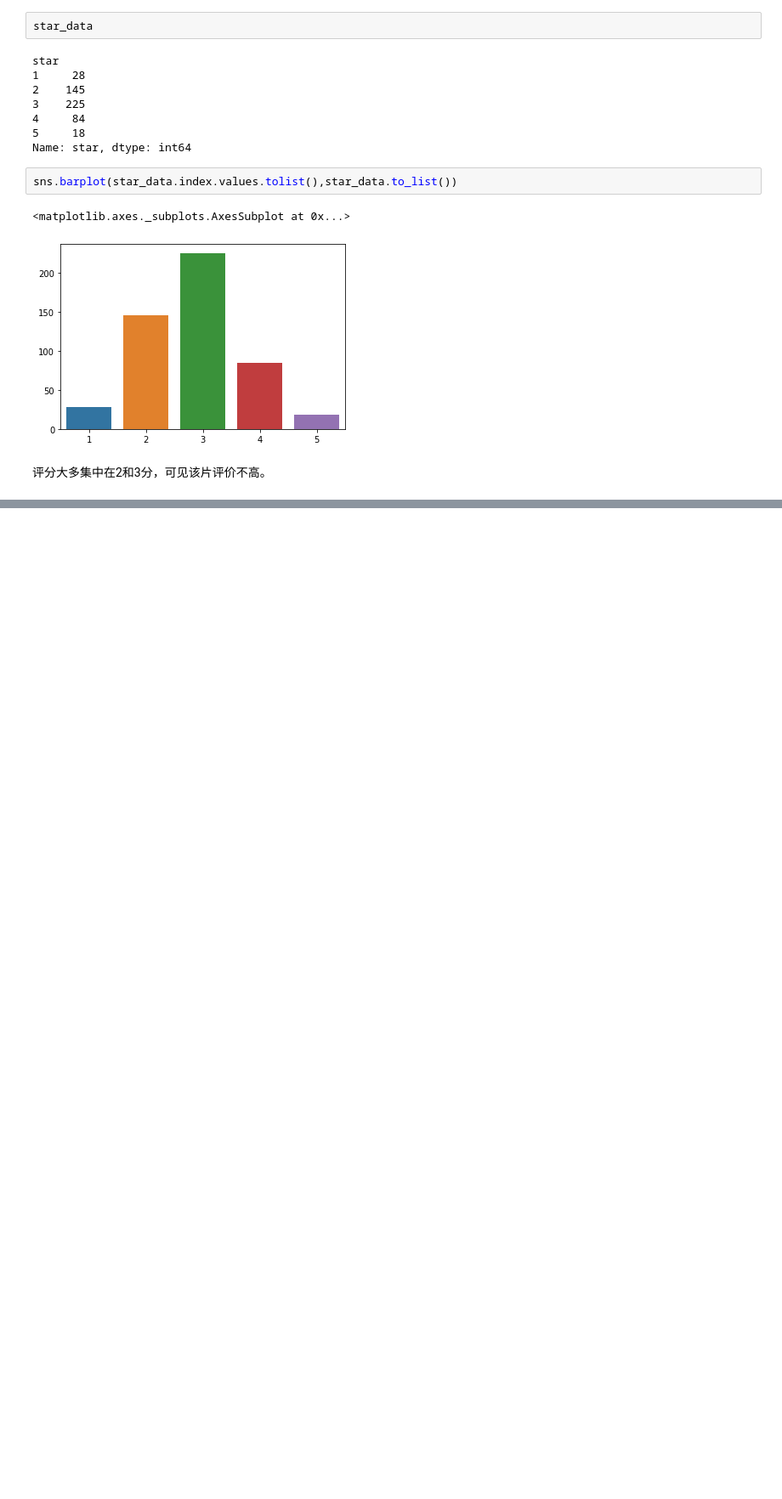
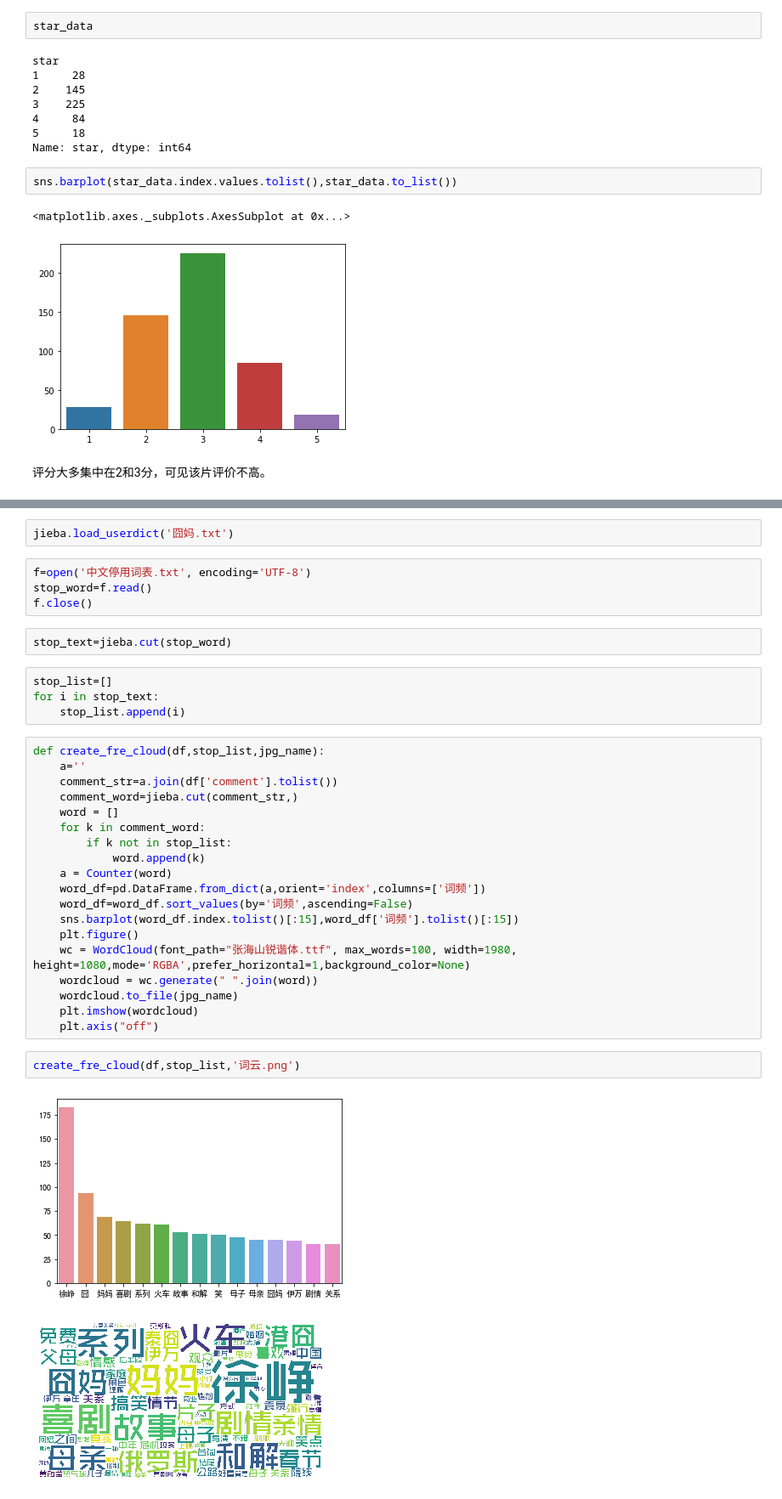
Before and after one commit to WainWong/jiongma_analyze, a Jupyter notebook: analyze.ipynb, the cells around one changed output, grey strips where cells are left out. Shown at 85% size. Saved outputs shown, nothing was run; the diff lists cells and outputs as text; blank space fills up the shorter version.

```diff
--- a/analyze.ipynb
+++ b/analyze.ipynb
@@ -105,0 +100,36 @@ print(word_list)
+# %%
+jieba.load_userdict('囧妈.txt')
+# %%
+f=open('中文停用词表.txt', encoding='UTF-8')
+stop_word=f.read()
+f.close()
+# %%
+stop_text=jieba.cut(stop_word)
+# %%
+stop_list=[]
+for i in stop_text:
+    stop_list.append(i)
+# %%
+def create_fre_cloud(df,stop_list,jpg_name):
+    a=''
+    comment_str=a.join(df['comment'].tolist())
+    comment_word=jieba.cut(comment_str,)
+    word = []
+    for k in comment_word:
+        if k not in stop_list:
+            word.append(k)
+    a = Counter(word)
+    word_df=pd.DataFrame.from_dict(a,orient='index',columns=['词频'])
+    word_df=word_df.sort_values(by='词频',ascending=False)
+    sns.barplot(word_df.index.tolist()[:15],word_df['词频'].tolist()[:15])
+    plt.figure()
+    wc = WordCloud(font_path="张海山锐谐体.ttf", max_words=100, width=1980, height=1080,mode='RGBA',prefer_horizontal=1,background_color=None)
+    wordcloud = wc.generate(" ".join(word))
+    wordcloud.to_file(jpg_name)
+    plt.imshow(wordcloud)
+    plt.axis("off")
+# %%
+create_fre_cloud(df,stop_list,'词云.png')
+# %% [output]
+[figure, added]
+[figure, added]
```
Also changed, not shown: parts of 9 cells of this notebook, 6 other files.
